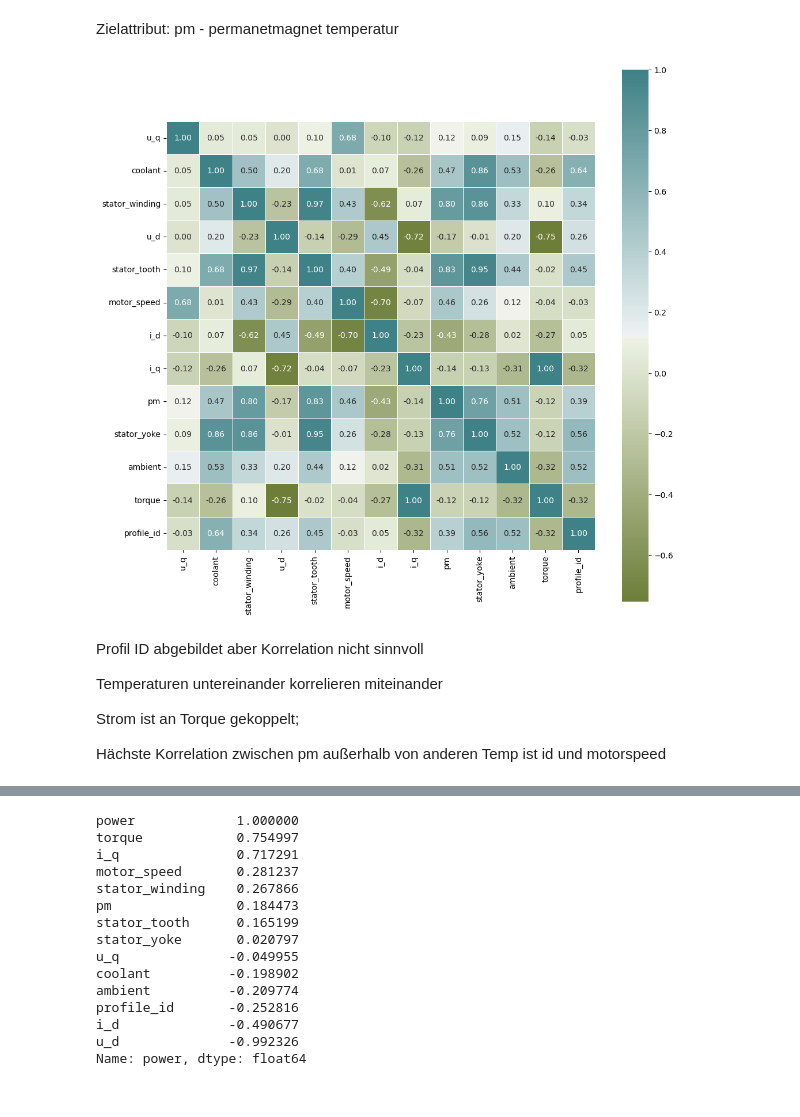
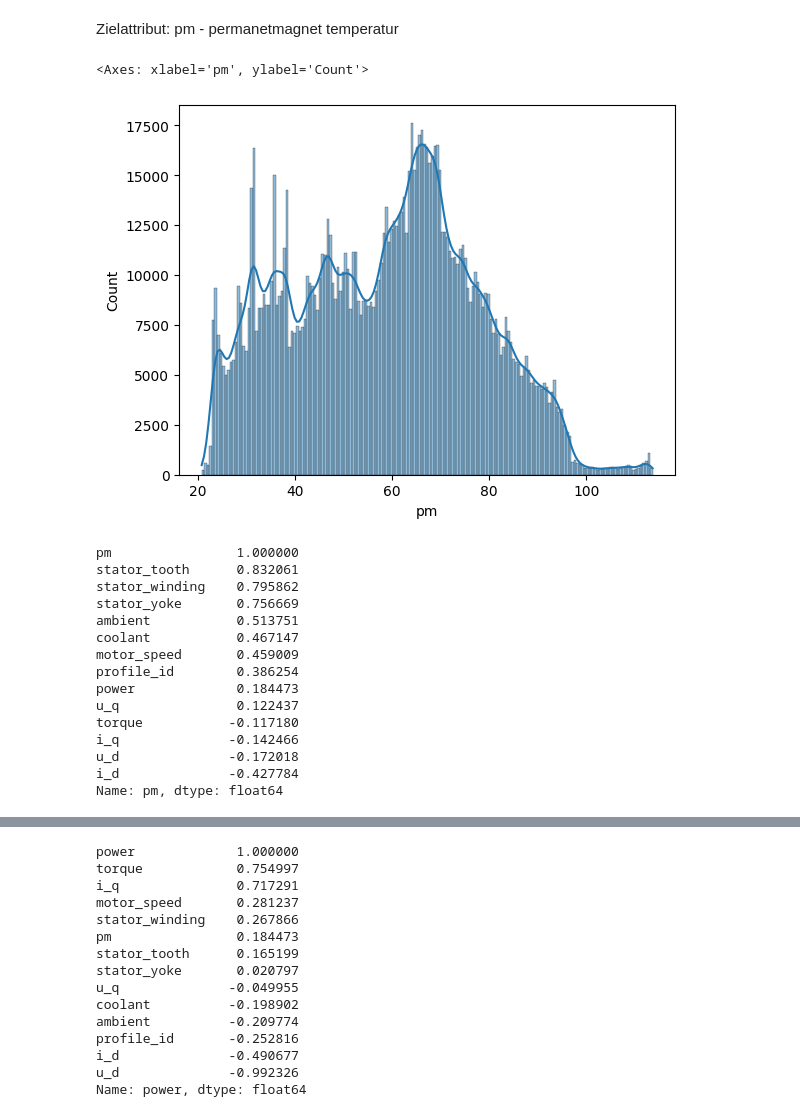
Before and after one commit to fynnbuhl/ML-SS25, a Jupyter notebook: Projekt_Gruppe9_MotorTemperatur.ipynb, the cells around one changed output, grey strips where cells are left out. Cells and saved outputs as stored; diff of their text form; code cells hidden in the pictures.

```diff
--- a/Projekt_Gruppe9_MotorTemperatur.ipynb
+++ b/Projekt_Gruppe9_MotorTemperatur.ipynb
@@ -198,30 +199,30 @@ motor = strat_train_set.copy()
 # %% [markdown]
 Zielattribut: pm - permanetmagnet temperatur
 # %%
-# from pandas.tools.plotting import scatter_matrix # For older versions of Pandas
-#from pandas.plotting import scatter_matrix
-
-#attributes = ["pm", "u_q","coolant","stator_winding","u_d","stator_tooth","motor_speed","i_d","i_q","stator_yoke","ambient","torque"]
-#scatter_matrix(motor[attributes], figsize=(12, 8))
-#plt.show()
+#Shows distributions, outliers, skewness → very helpful for target variable (pm).
+sns.histplot(motor['pm'], kde=True)
+# %% [output]
+<Axes: xlabel='pm', ylabel='Count'>
+[figure, added]
 # %%
-#correlation map
-f,ax=plt.subplots(figsize=(12,12))
-corr=motor.corr()
+#correlation matrix
+corr_matrix = motor.corr()
 
-sns.heatmap(corr, annot=True, linewidths=.5, fmt='.2f',
-            mask= np.zeros_like(corr,dtype='bool'),
-            cmap=sns.diverging_palette(100,200,as_cmap=True),
-            square=True, ax=ax)
-
-plt.show()
+#look at how much each attribute correlates with the pm temp:
+corr_matrix["pm"].sort_values(ascending=False)
 # %% [output]
-[figure, removed]
+pm                1.000000
+stator_tooth      0.832061
+stator_winding    0.795862
+stator_yoke       0.756669
+ambient           0.513751
+coolant           0.467147
+motor_speed       0.459009
+profile_id        0.386254
+power             0.184473
+u_q               0.122437
+torque           -0.117180
+i_q              -0.142466
+u_d              -0.172018
+i_d              -0.427784
+Name: pm, dtype: float64
-# %% [markdown]
-Profil ID abgebildet aber Korrelation nicht sinnvoll
-
-Temperaturen untereinander korrelieren miteinander
-
-Strom ist an Torque gekoppelt;
-
-Hächste Korrelation zwischen pm außerhalb von anderen Temp ist id und motorspeed
```
Also changed, not shown: parts of 29 cells of this notebook.
